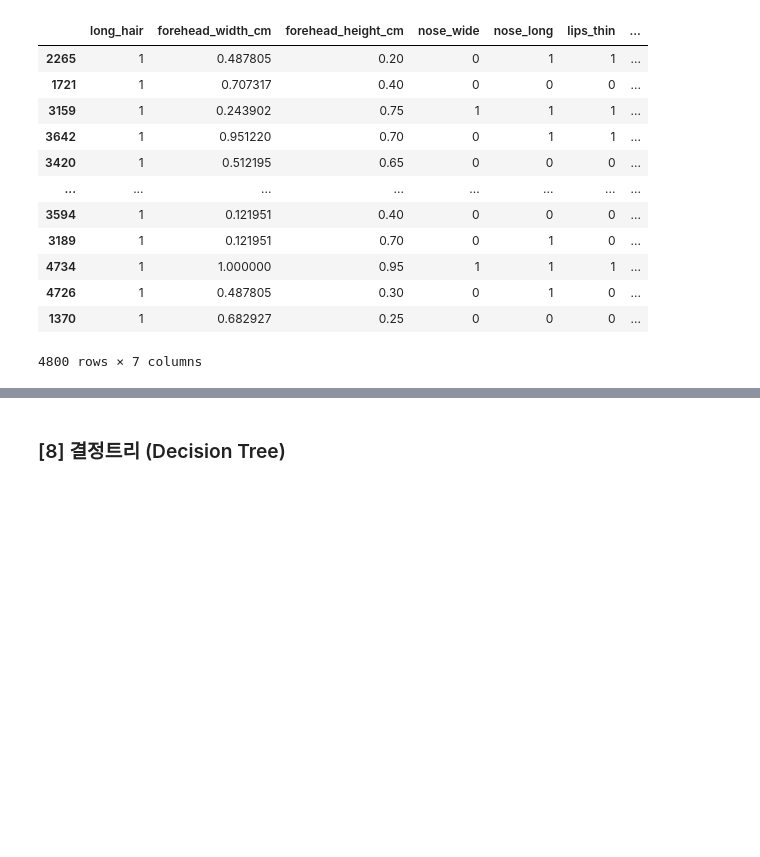
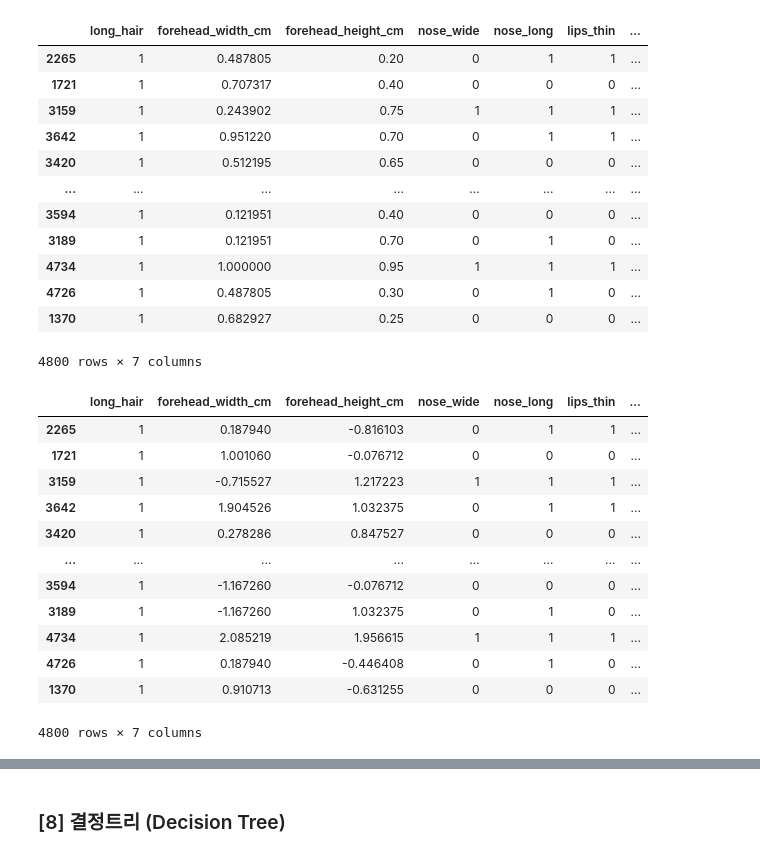
Before and after one commit to joo9810/VSCode, a Jupyter notebook: K-Digital Training/김소현 강사님/프로젝트/3번째 프로젝트/machine_learning copy.ipynb, the cells around one changed output, grey strips where cells are left out. Saved outputs shown, nothing was run; the diff lists cells and outputs as text; code cells hidden in the pictures; blank space fills up the shorter version.

```diff
--- a/K-Digital Training/김소현 강사님/프로젝트/3번째 프로젝트/machine_learning copy.ipynb
+++ b/K-Digital Training/김소현 강사님/프로젝트/3번째 프로젝트/machine_learning copy.ipynb
@@ -214,10 +240,8 @@ boot_gender
 featureDF = boot_gender.iloc[:, :-1]
 targetSR = boot_gender['gender']
 # %%
-X_train, X_test, y_train, y_test = train_test_split(featureDF, targetSR,
-                                                    stratify = targetSR,
-                                                    train_size = 0.8,
-                                                    random_state = 10)
+X_train, X_test, y_train, y_test = train_test_split(featureDF, targetSR, stratify = targetSR,
+                                                    train_size = 0.8, random_state = 10)
 # %%
 print(f"X_train : {X_train.shape}, y_train : {y_train.shape}")
 print(f"X_test : {X_test.shape}, y_test : {y_test.shape}")
@@ -268,3 +292,19 @@ X_train_mm
 | 4726 | 1 | 0.487805 | 0.30 | 0 | 1 | 0 | ... |
 | 1370 | 1 | 0.682927 | 0.25 | 0 | 0 | 0 | ... |
 4800 rows × 7 columns
+# %%
+X_train_ss
+# %% [output]
+|  | long_hair | forehead_width_cm | forehead_height_cm | nose_wide | nose_long | lips_thin | ... |
+| 2265 | 1 | 0.187940 | -0.816103 | 0 | 1 | 1 | ... |
+| 1721 | 1 | 1.001060 | -0.076712 | 0 | 0 | 0 | ... |
+| 3159 | 1 | -0.715527 | 1.217223 | 1 | 1 | 1 | ... |
+| 3642 | 1 | 1.904526 | 1.032375 | 0 | 1 | 1 | ... |
+| 3420 | 1 | 0.278286 | 0.847527 | 0 | 0 | 0 | ... |
+| ... | ... | ... | ... | ... | ... | ... | ... |
+| 3594 | 1 | -1.167260 | -0.076712 | 0 | 0 | 0 | ... |
+| 3189 | 1 | -1.167260 | 1.032375 | 0 | 1 | 0 | ... |
+| 4734 | 1 | 2.085219 | 1.956615 | 1 | 1 | 1 | ... |
+| 4726 | 1 | 0.187940 | -0.446408 | 0 | 1 | 0 | ... |
+| 1370 | 1 | 0.910713 | -0.631255 | 0 | 0 | 0 | ... |
+4800 rows × 7 columns
```
Also changed, not shown: parts of 45 cells of this notebook, 4 other files.
